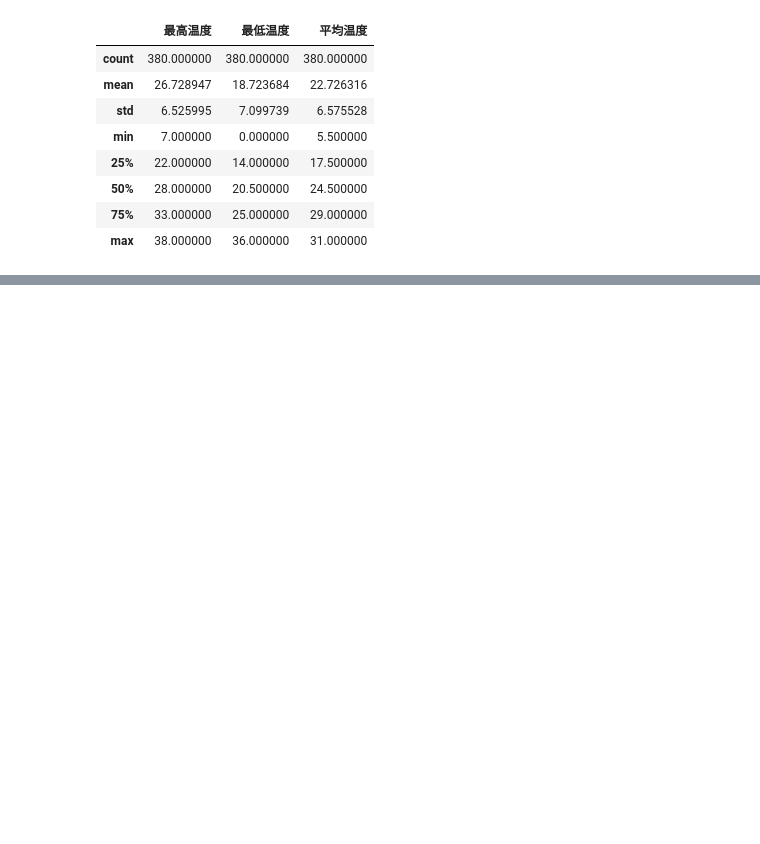
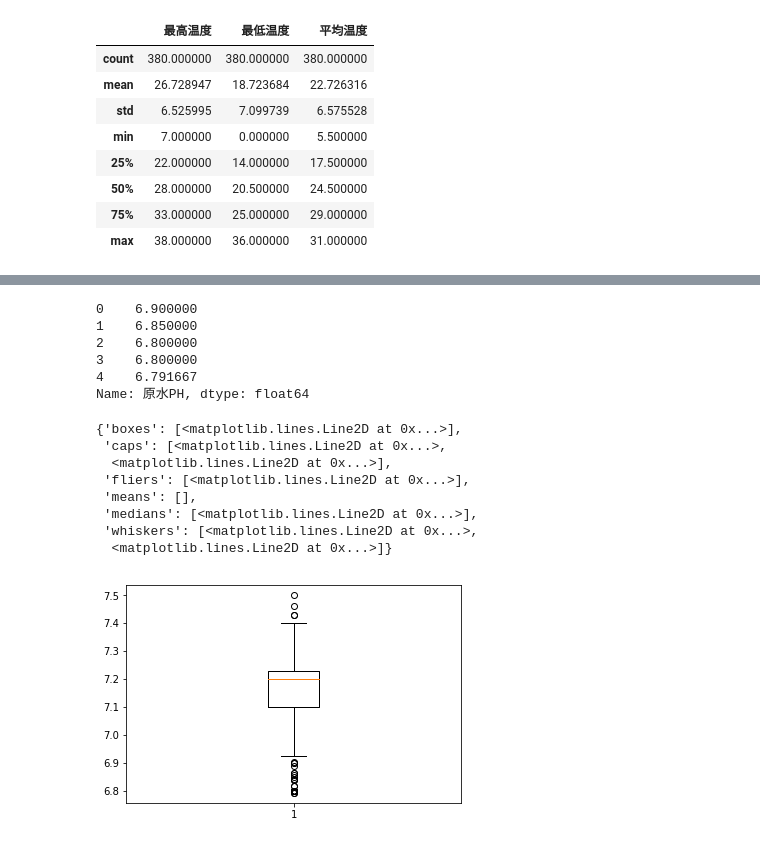
Before and after one commit to Winniekun/Data_Mining, a Jupyter notebook: ActualCombat/Water/total.ipynb, the cells around one changed output, grey strips where cells are left out. Drawn from its saved outputs; the diff is of its cells as text; code cells hidden in the pictures; blank space fills up the shorter version.

```diff
--- a/ActualCombat/Water/total.ipynb
+++ b/ActualCombat/Water/total.ipynb
@@ -92,0 +136,23 @@ yaoData.describe()
+# %%
+dataset = hunintuData['原水PH']
+# %%
+dataset.head()
+# %% [output]
+0    6.900000
+1    6.850000
+2    6.800000
+3    6.800000
+4    6.791667
+Name: 原水PH, dtype: float64
+# %%
+plt.boxplot(dataset)
+# %% [output]
+{'boxes': [<matplotlib.lines.Line2D at 0x...>],
+ 'caps': [<matplotlib.lines.Line2D at 0x...>,
+  <matplotlib.lines.Line2D at 0x...>],
+ 'fliers': [<matplotlib.lines.Line2D at 0x...>],
+ 'means': [],
+ 'medians': [<matplotlib.lines.Line2D at 0x...>],
+ 'whiskers': [<matplotlib.lines.Line2D at 0x...>,
+  <matplotlib.lines.Line2D at 0x...>]}
+[figure, added]
```
Also changed, not shown: parts of 6 cells of this notebook, 4 other files.
